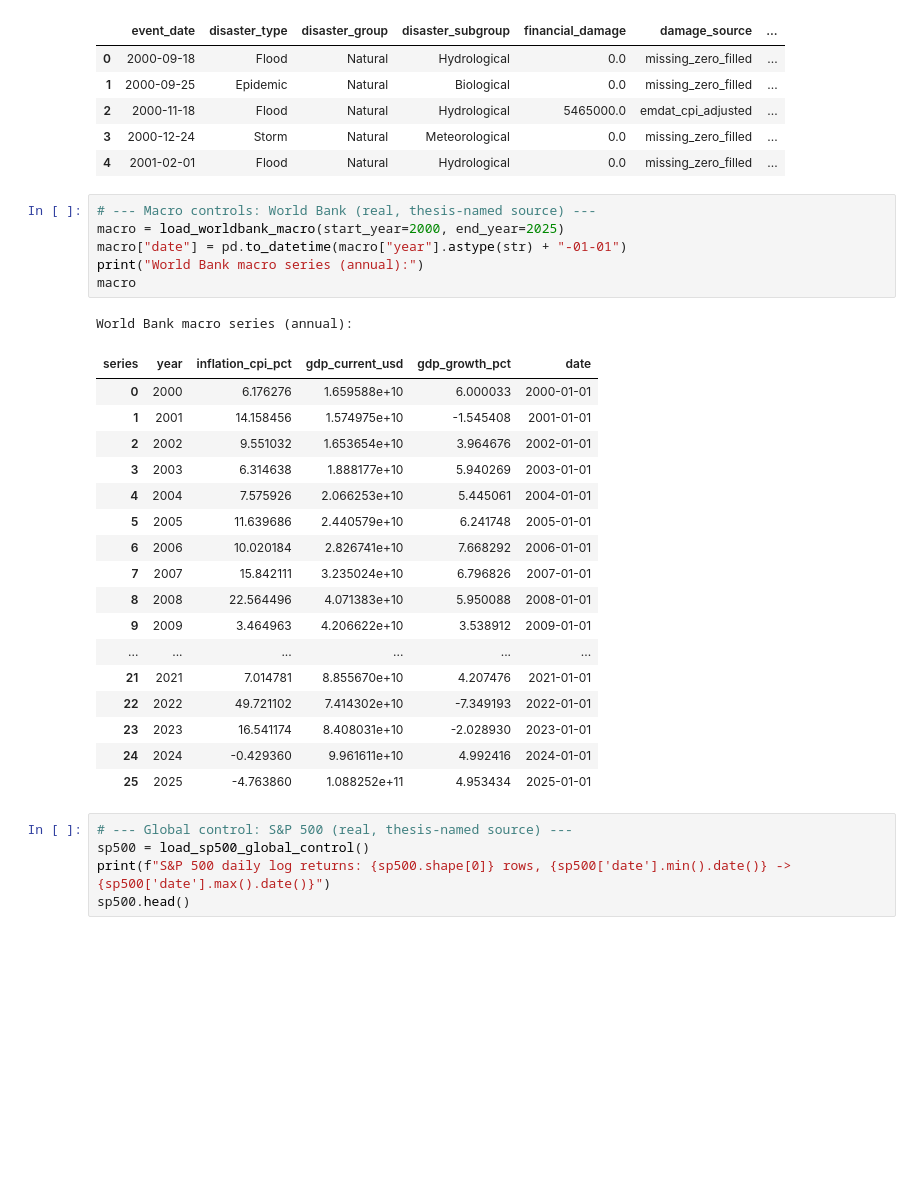
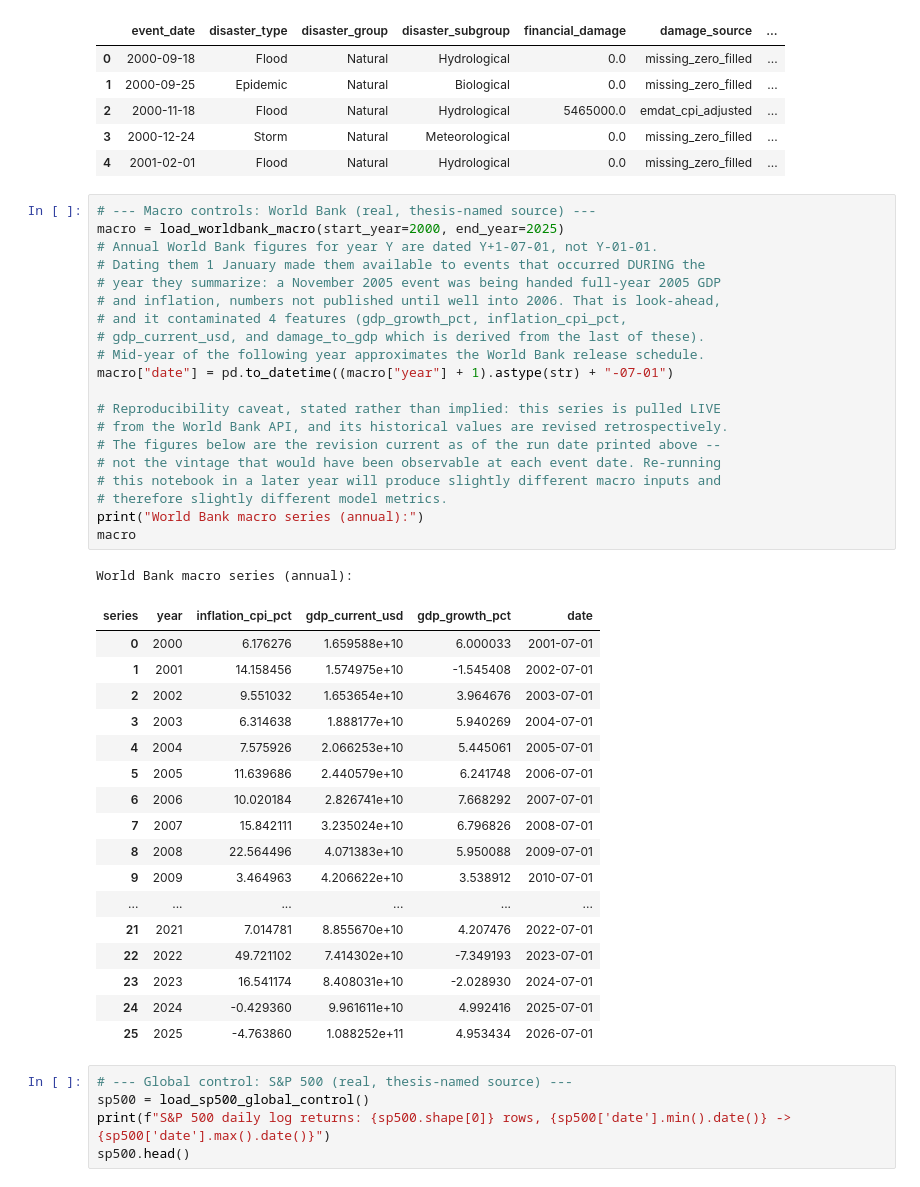
Before and after one commit to Hashan-Samarakkody/CSE-disaster-impact-predictor, a Jupyter notebook: disaster_finance_predictor/notebooks/CSE_Disaster_Impact_Pipeline.ipynb, the cells around one changed output. Cells and saved outputs as stored; diff of their text form; blank space fills up the shorter version.

```diff
--- a/disaster_finance_predictor/notebooks/CSE_Disaster_Impact_Pipeline.ipynb
+++ b/disaster_finance_predictor/notebooks/CSE_Disaster_Impact_Pipeline.ipynb
@@ -140,28 +140,42 @@ Name: count, dtype: int64
 # %%
 # --- Macro controls: World Bank (real, thesis-named source) ---
 macro = load_worldbank_macro(start_year=2000, end_year=2025)
-macro["date"] = pd.to_datetime(macro["year"].astype(str) + "-01-01")
+# Annual World Bank figures for year Y are dated Y+1-07-01, not Y-01-01.
+# Dating them 1 January made them available to events that occurred DURING the
+# year they summarize: a November 2005 event was being handed full-year 2005 GDP
+# and inflation, numbers not published until well into 2006. That is look-ahead,
+# and it contaminated 4 features (gdp_growth_pct, inflation_cpi_pct,
+# gdp_current_usd, and damage_to_gdp which is derived from the last of these).
+# Mid-year of the following year approximates the World Bank release schedule.
+macro["date"] = pd.to_datetime((macro["year"] + 1).astype(str) + "-07-01")
+
+# Reproducibility caveat, stated rather than implied: this series is pulled LIVE
+# from the World Bank API, and its historical values are revised retrospectively.
+# The figures below are the revision current as of the run date printed above --
+# not the vintage that would have been observable at each event date. Re-running
+# this notebook in a later year will produce slightly different macro inputs and
+# therefore slightly different model metrics.
 print("World Bank macro series (annual):")
 macro
 # %% [output]
 World Bank macro series (annual):
 | series | year | inflation_cpi_pct | gdp_current_usd | gdp_growth_pct | date |
-| 0 | 2000 | 6.176276 | 1.659588e+10 | 6.000033 | 2000-01-01 |
-| 1 | 2001 | 14.158456 | 1.574975e+10 | -1.545408 | 2001-01-01 |
-| 2 | 2002 | 9.551032 | 1.653654e+10 | 3.964676 | 2002-01-01 |
-| 3 | 2003 | 6.314638 | 1.888177e+10 | 5.940269 | 2003-01-01 |
-| 4 | 2004 | 7.575926 | 2.066253e+10 | 5.445061 | 2004-01-01 |
-| 5 | 2005 | 11.639686 | 2.440579e+10 | 6.241748 | 2005-01-01 |
-| 6 | 2006 | 10.020184 | 2.826741e+10 | 7.668292 | 2006-01-01 |
-| 7 | 2007 | 15.842111 | 3.235024e+10 | 6.796826 | 2007-01-01 |
-| 8 | 2008 | 22.564496 | 4.071383e+10 | 5.950088 | 2008-01-01 |
-| 9 | 2009 | 3.464963 | 4.206622e+10 | 3.538912 | 2009-01-01 |
+| 0 | 2000 | 6.176276 | 1.659588e+10 | 6.000033 | 2001-07-01 |
+| 1 | 2001 | 14.158456 | 1.574975e+10 | -1.545408 | 2002-07-01 |
+| 2 | 2002 | 9.551032 | 1.653654e+10 | 3.964676 | 2003-07-01 |
+| 3 | 2003 | 6.314638 | 1.888177e+10 | 5.940269 | 2004-07-01 |
+| 4 | 2004 | 7.575926 | 2.066253e+10 | 5.445061 | 2005-07-01 |
+| 5 | 2005 | 11.639686 | 2.440579e+10 | 6.241748 | 2006-07-01 |
+| 6 | 2006 | 10.020184 | 2.826741e+10 | 7.668292 | 2007-07-01 |
+| 7 | 2007 | 15.842111 | 3.235024e+10 | 6.796826 | 2008-07-01 |
+| 8 | 2008 | 22.564496 | 4.071383e+10 | 5.950088 | 2009-07-01 |
+| 9 | 2009 | 3.464963 | 4.206622e+10 | 3.538912 | 2010-07-01 |
 | ... | ... | ... | ... | ... | ... |
-| 21 | 2021 | 7.014781 | 8.855670e+10 | 4.207476 | 2021-01-01 |
-| 22 | 2022 | 49.721102 | 7.414302e+10 | -7.349193 | 2022-01-01 |
-| 23 | 2023 | 16.541174 | 8.408031e+10 | -2.028930 | 2023-01-01 |
-| 24 | 2024 | -0.429360 | 9.961611e+10 | 4.992416 | 2024-01-01 |
-| 25 | 2025 | -4.763860 | 1.088252e+11 | 4.953434 | 2025-01-01 |
+| 21 | 2021 | 7.014781 | 8.855670e+10 | 4.207476 | 2022-07-01 |
+| 22 | 2022 | 49.721102 | 7.414302e+10 | -7.349193 | 2023-07-01 |
+| 23 | 2023 | 16.541174 | 8.408031e+10 | -2.028930 | 2024-07-01 |
+| 24 | 2024 | -0.429360 | 9.961611e+10 | 4.992416 | 2025-07-01 |
+| 25 | 2025 | -4.763860 | 1.088252e+11 | 4.953434 | 2026-07-01 |
 # %%
 # --- Global control: S&P 500 (real, thesis-named source) ---
 sp500 = load_sp500_global_control()
```
Also changed, not shown: parts of 20 cells of this notebook, 3 other files.
